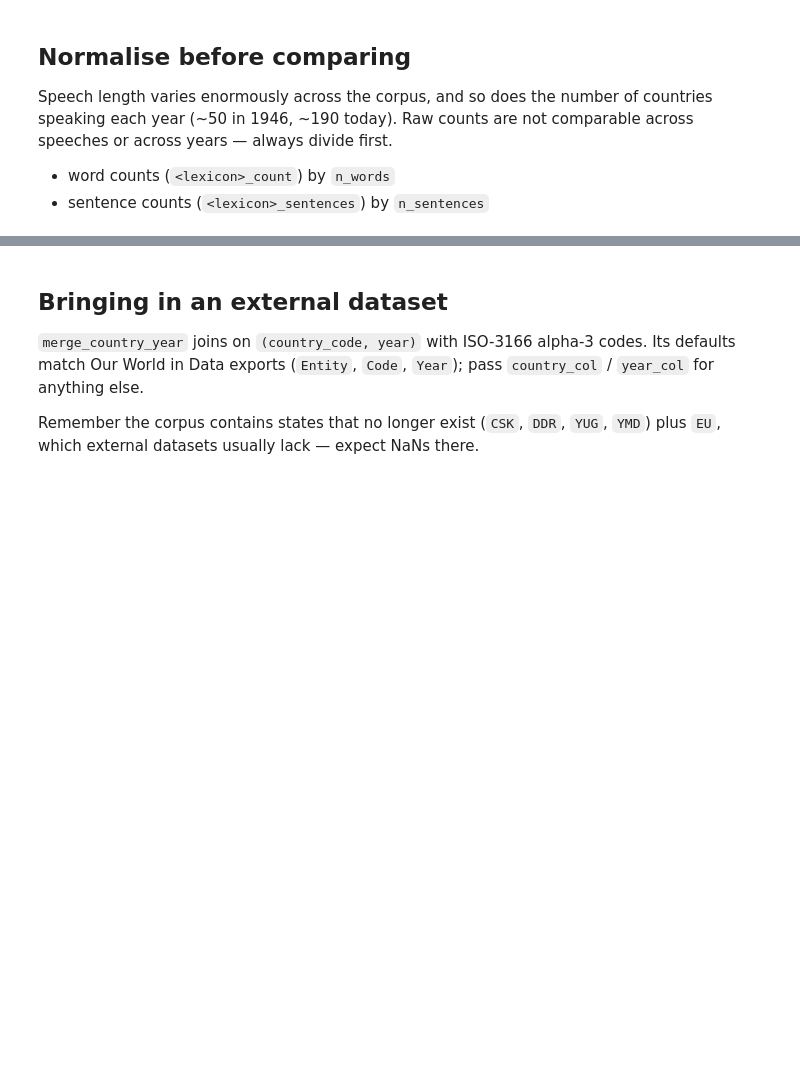
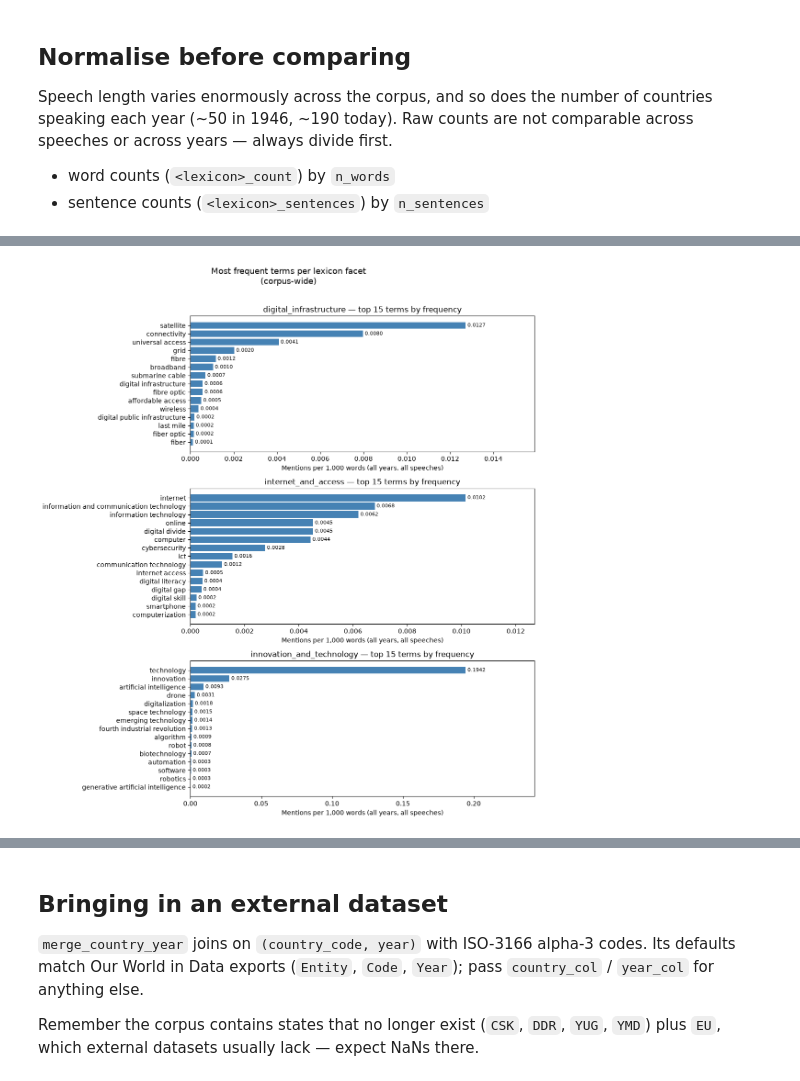
Before and after one commit to bwcd213/UN-General-Debate-Analysis, a Jupyter notebook: notebooks/template.ipynb, the cells around one changed output, grey strips where cells are left out. Cells and saved outputs as stored; diff of their text form; code cells hidden in the pictures; blank space fills up the shorter version.

Commit message:
Suggested new lexicon

```diff
--- a/notebooks/template.ipynb
+++ b/notebooks/template.ipynb
@@ -131,0 +167,78 @@ plt.show()
+# %%
+import json
+import pandas as pd
+import matplotlib.pyplot as plt
+
+# --- Load data ---------------------------------------------------------------
+df = pd.read_csv(OUT_DIR / "speeches_features.csv")
+df["term_counts"] = df["term_counts"].apply(json.loads)
+
+# --- Import facets -----------------------------------------------------------
+from un_general_debate_analysis.lexicons import TECH_FACETS
+
+# Build term → facet lookup
+term_to_facet = {
+    term: facet
+    for facet, terms in TECH_FACETS.items()
+    for term in terms
+}
+digital_terms = set(term_to_facet.keys())
+
+# --- Aggregate term counts across all speeches ------------------------------
+total_words = df["n_words"].sum()
+
+term_totals: dict[str, int] = {}
+for counts in df["term_counts"]:
+    for term, count in counts.items():
+        if term in digital_terms:
+            term_totals[term] = term_totals.get(term, 0) + count
+
+# Normalise to per 1,000 words
+term_norm = {
+    term: (count / total_words) * 1000
+    for term, count in term_totals.items()
+}
+
+# --- Build a DataFrame for easy plotting ------------------------------------
+term_df = pd.DataFrame([
+    {"term": term, "facet": term_to_facet[term], "per_1k_words": score}
+    for term, score in term_norm.items()
+]).sort_values("per_1k_words", ascending=False)
+
+# --- Plot: top 15 terms per facet -------------------------------------------
+facets = list(TECH_FACETS.keys())
+n_facets = len(facets)
+
+fig, axes = plt.subplots(n_facets, 1, figsize=(11, 4 * n_facets))
+if n_facets == 1:
+    axes = [axes]
+
+for ax, facet in zip(axes, facets):
+    facet_df = (
+        term_df[term_df["facet"] == facet]
+        .nlargest(15, "per_1k_words")
+        .sort_values("per_1k_words", ascending=True)
+    )
+
+    if facet_df.empty:
+        ax.set_title(f"{facet} — no terms found")
+        continue
+
+    bars = ax.barh(facet_df["term"], facet_df["per_1k_words"], color="steelblue")
+    ax.set_xlabel("Mentions per 1,000 words (all years, all speeches)")
+    ax.set_title(f"{facet} — top {len(facet_df)} terms by frequency")
+    ax.bar_label(bars, fmt="%.4f", padding=3, fontsize=8)
+    ax.set_xlim(0, facet_df["per_1k_words"].max() * 1.25)
+
+plt.suptitle("Most frequent terms per lexicon facet\n(corpus-wide)", fontsize=13, y=1.01)
+plt.tight_layout()
+plt.savefig("diagnostics_top_terms_per_facet.png", dpi=150, bbox_inches="tight")
+plt.show()
+
+# --- Print table ------------------------------------------------------------
+print(f"\n{'Term':<45} {'Facet':<35} {'Per 1k words':>12}")
+print("-" * 94)
+for _, row in term_df.iterrows():
+    print(f"{row['term']:<45} {row['facet']:<35} {row['per_1k_words']:>12.5f}")
+# %% [output]
+[figure, added]
```
Also changed, not shown: parts of 12 cells of this notebook, 3 other files.
